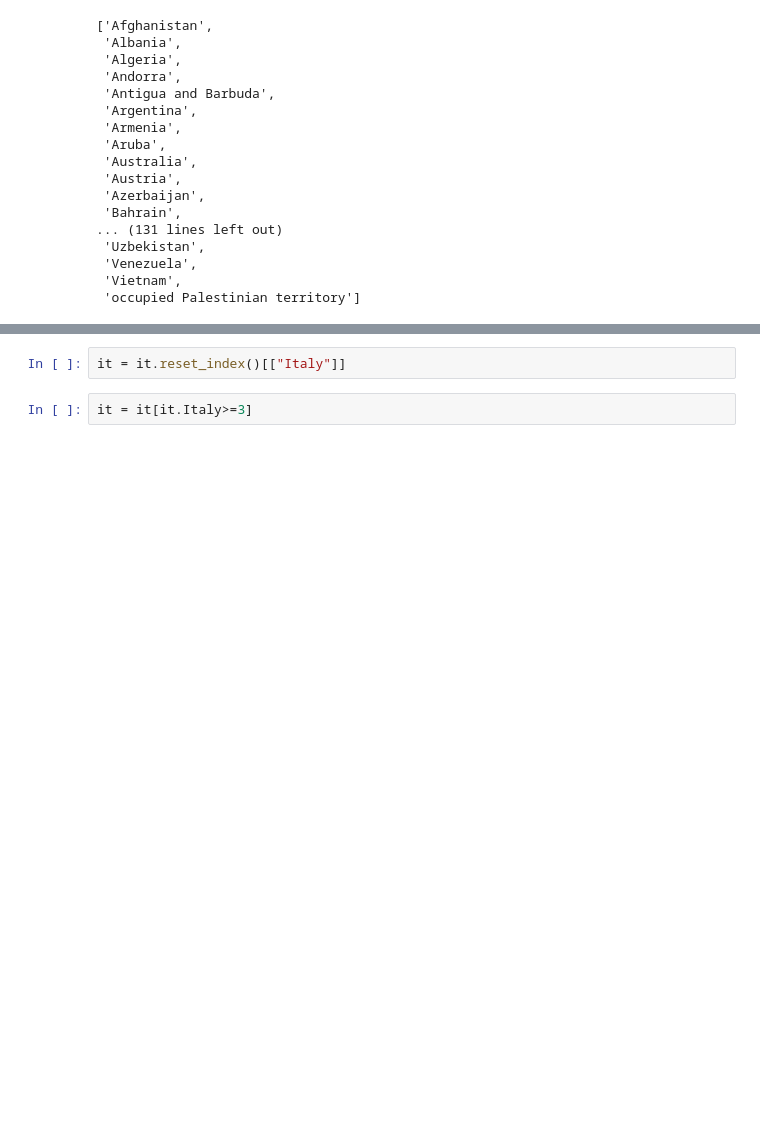
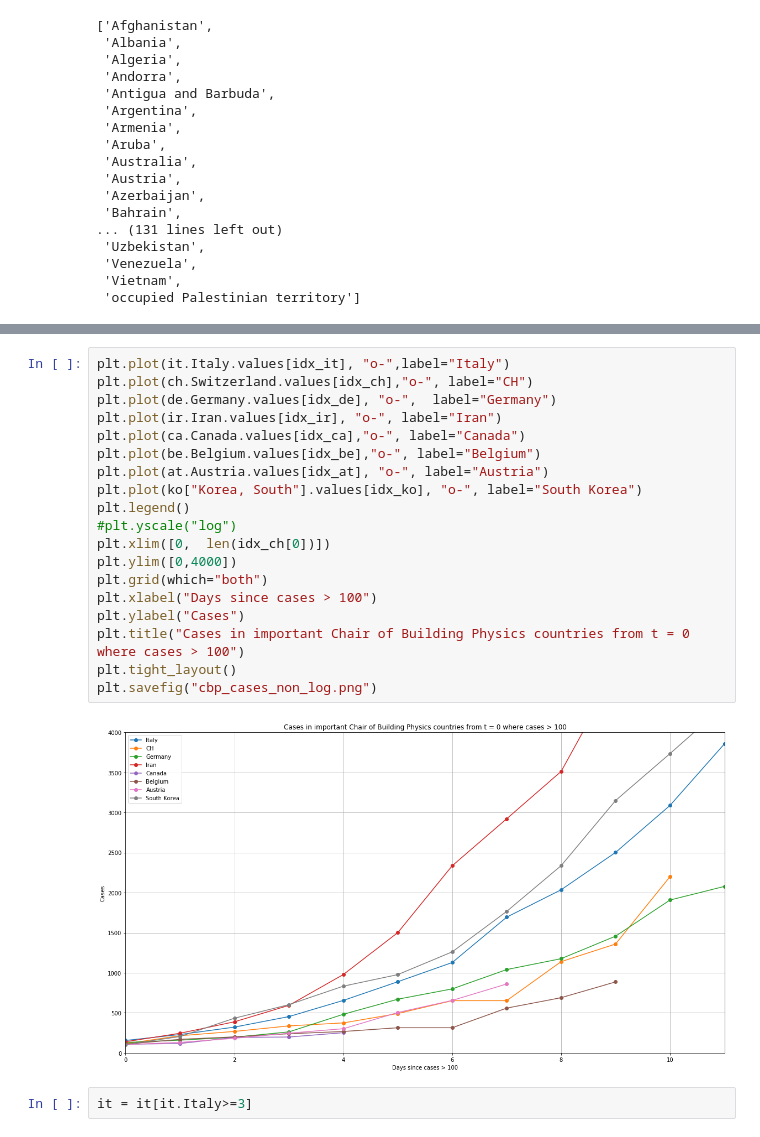
Before and after one commit to pick2510/COVID-19, a Jupyter notebook: analysis/Cases.ipynb, the cells around one changed output, grey strips where cells are left out. Cells and saved outputs as stored; diff of their text form; blank space fills up the shorter version.

```diff
--- a/analysis/Cases.ipynb
+++ b/analysis/Cases.ipynb
@@ -97,5 +102,24 @@ plt.savefig("cbp_cases.png")
-# %%
-it = it.reset_index()[["Italy"]]
+# %%
+plt.plot(it.Italy.values[idx_it], "o-",label="Italy")
+plt.plot(ch.Switzerland.values[idx_ch],"o-", label="CH")
+plt.plot(de.Germany.values[idx_de], "o-",  label="Germany")
+plt.plot(ir.Iran.values[idx_ir], "o-", label="Iran")
+plt.plot(ca.Canada.values[idx_ca],"o-", label="Canada")
+plt.plot(be.Belgium.values[idx_be],"o-", label="Belgium")
+plt.plot(at.Austria.values[idx_at], "o-", label="Austria")
+plt.plot(ko["Korea, South"].values[idx_ko], "o-", label="South Korea")
+plt.legend()
+#plt.yscale("log")
+plt.xlim([0,  len(idx_ch[0])])
+plt.ylim([0,4000])
+plt.grid(which="both")
+plt.xlabel("Days since cases > 100")
+plt.ylabel("Cases")
+plt.title("Cases in important Chair of Building Physics countries from t = 0 where cases > 100")
+plt.tight_layout()
+plt.savefig("cbp_cases_non_log.png")
+# %% [output]
+[figure, added]
 # %%
 it = it[it.Italy>=3]
 # %%
```
Also changed, not shown: parts of 4 cells of this notebook.
